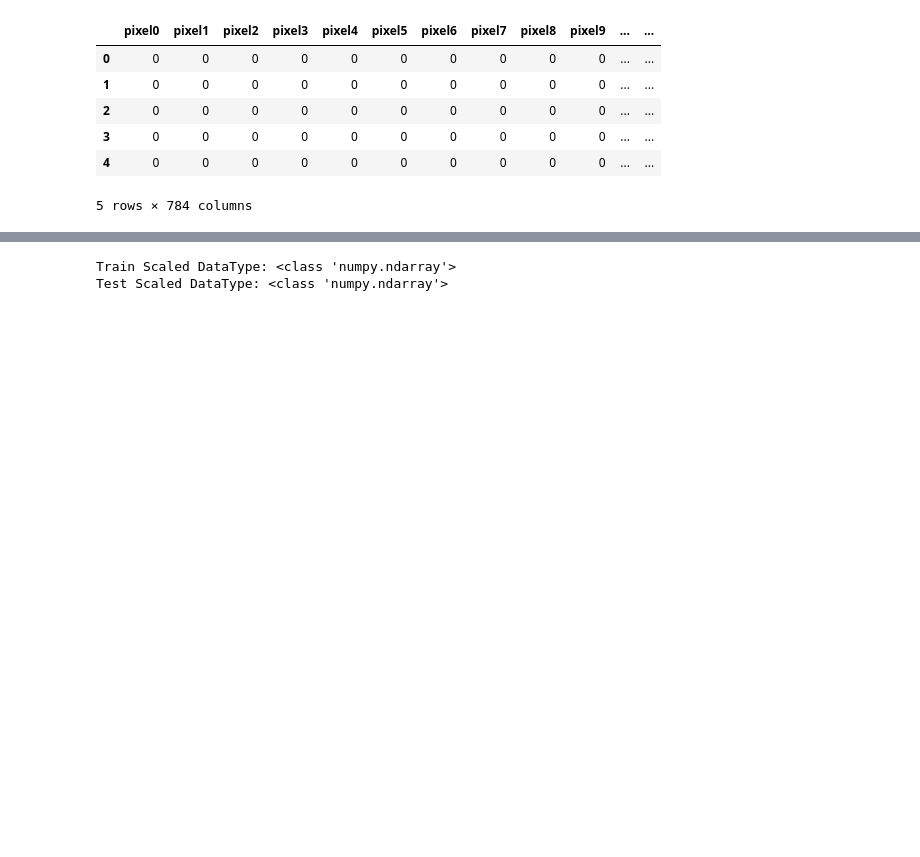
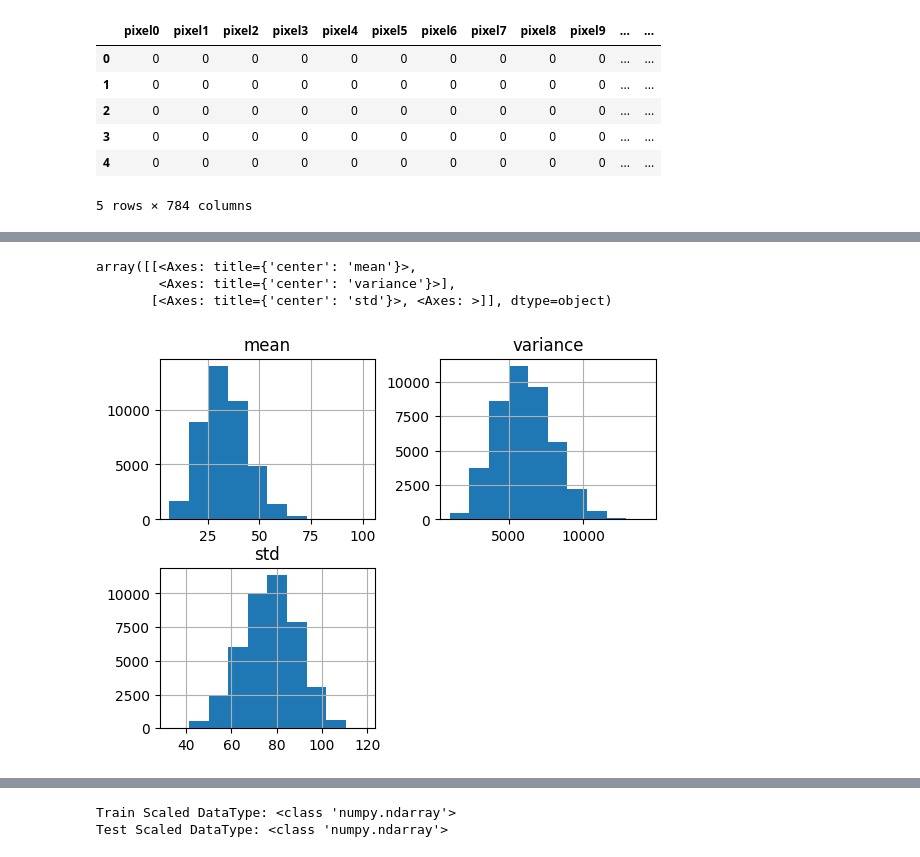
Before and after one commit to SmogJ/Kaggle-Competition---Digit-Recognizer, a Jupyter notebook: 2nd-mnist-notebook.ipynb, the cells around one changed output, grey strips where cells are left out. Saved outputs shown, nothing was run; the diff lists cells and outputs as text; code cells hidden in the pictures; blank space fills up the shorter version.

```diff
--- a/2nd-mnist-notebook.ipynb
+++ b/2nd-mnist-notebook.ipynb
@@ -90,0 +104,5 @@ Name: label, dtype: int64
+# %%
+# Basic analysis
+bstats= {"mean": np.mean(features, axis=1), "variance": np.var(features, axis=1), "std":np.std(features, axis=1) }
+stats=pd.DataFrame(bstats)
+stats
@@ -90,0 +123,7 @@ Name: label, dtype: int64
+# %%
+stats.hist()
+# %% [output]
+array([[<Axes: title={'center': 'mean'}>,
+        <Axes: title={'center': 'variance'}>],
+       [<Axes: title={'center': 'std'}>, <Axes: >]], dtype=object)
+[figure, added]
```
Also changed, not shown: parts of 15 cells of this notebook.
